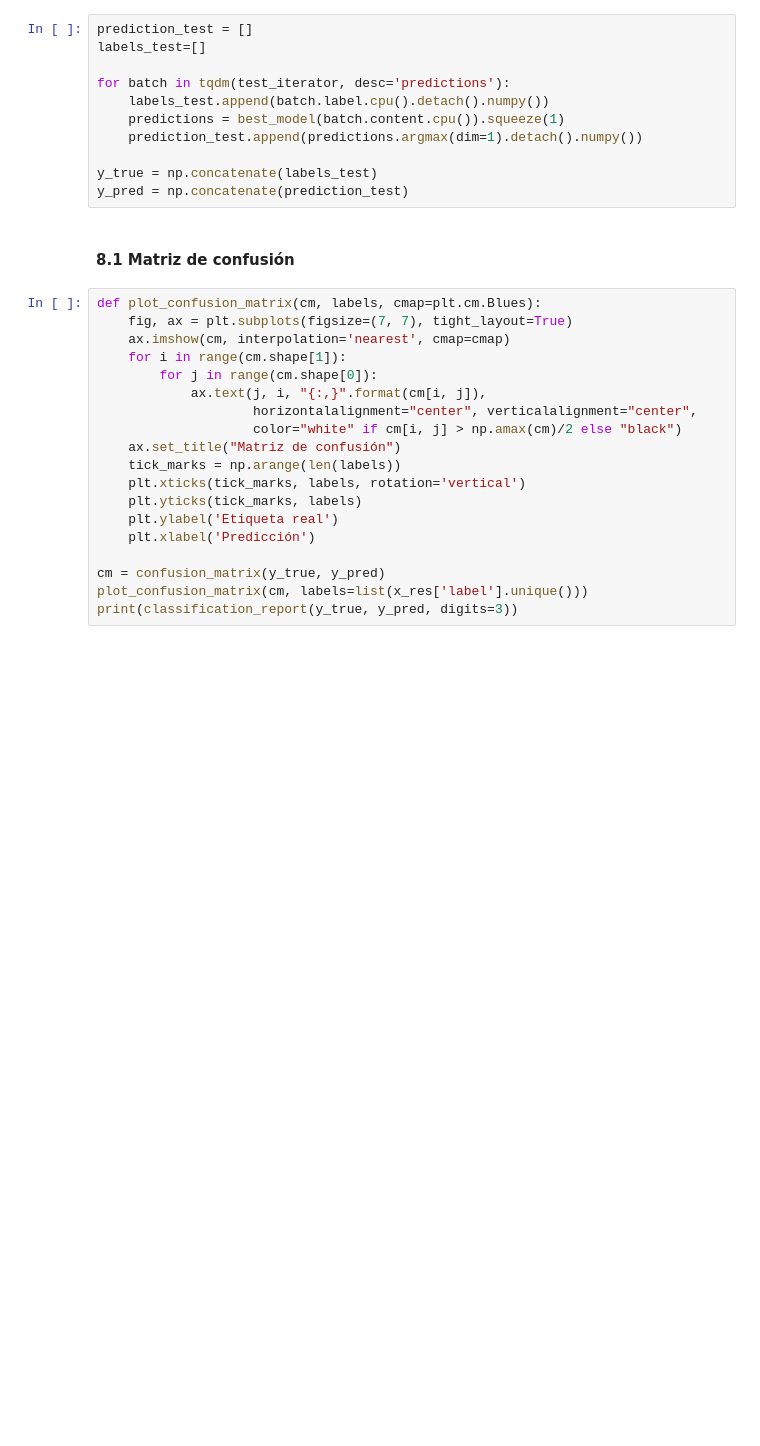
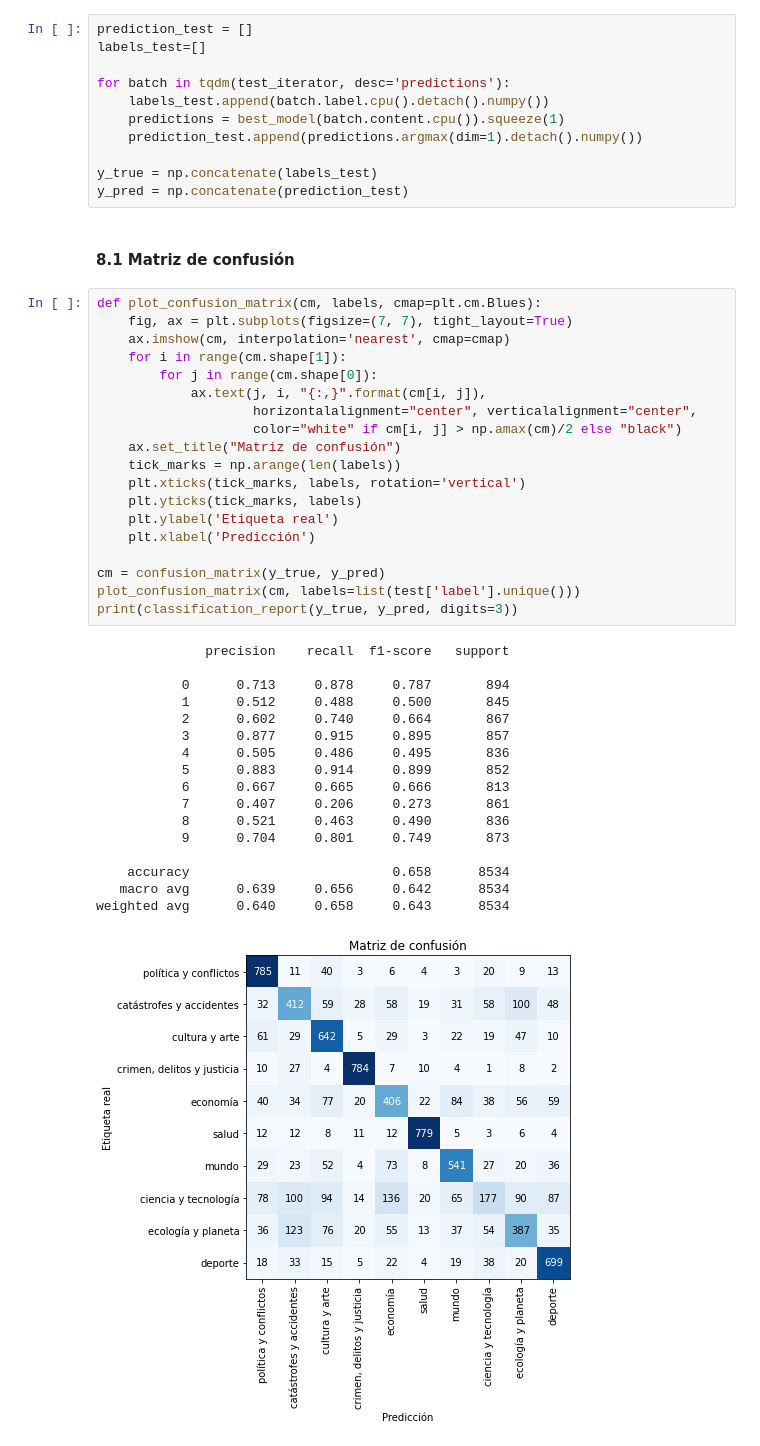
Before and after one commit to recmera/nlp-news-classification, a Jupyter notebook: 3-CNN.ipynb, the cells around one changed output. Cells and saved outputs as stored; diff of their text form; blank space fills up the shorter version.

```diff
--- a/3-CNN.ipynb
+++ b/3-CNN.ipynb
@@ -378,19 +386,37 @@ y_pred = np.concatenate(prediction_test)
 # %%
 def plot_confusion_matrix(cm, labels, cmap=plt.cm.Blues):
     fig, ax = plt.subplots(figsize=(7, 7), tight_layout=True)
     ax.imshow(cm, interpolation='nearest', cmap=cmap)
     for i in range(cm.shape[1]):
         for j in range(cm.shape[0]):
             ax.text(j, i, "{:,}".format(cm[i, j]),
                     horizontalalignment="center", verticalalignment="center",
                     color="white" if cm[i, j] > np.amax(cm)/2 else "black")
     ax.set_title("Matriz de confusión")
     tick_marks = np.arange(len(labels))
     plt.xticks(tick_marks, labels, rotation='vertical')
     plt.yticks(tick_marks, labels)
     plt.ylabel('Etiqueta real')
     plt.xlabel('Predicción')
 
 cm = confusion_matrix(y_true, y_pred)
-plot_confusion_matrix(cm, labels=list(x_res['label'].unique()))
+plot_confusion_matrix(cm, labels=list(test['label'].unique()))
 print(classification_report(y_true, y_pred, digits=3))
+# %% [output]
+              precision    recall  f1-score   support
+
+           0      0.713     0.878     0.787       894
+           1      0.512     0.488     0.500       845
+           2      0.602     0.740     0.664       867
+           3      0.877     0.915     0.895       857
+           4      0.505     0.486     0.495       836
+           5      0.883     0.914     0.899       852
+           6      0.667     0.665     0.666       813
+           7      0.407     0.206     0.273       861
+           8      0.521     0.463     0.490       836
+           9      0.704     0.801     0.749       873
+
+    accuracy                          0.658      8534
+   macro avg      0.639     0.656     0.642      8534
+weighted avg      0.640     0.658     0.643      8534
+[figure, added]
```
Also changed, not shown: parts of 18 cells of this notebook.
